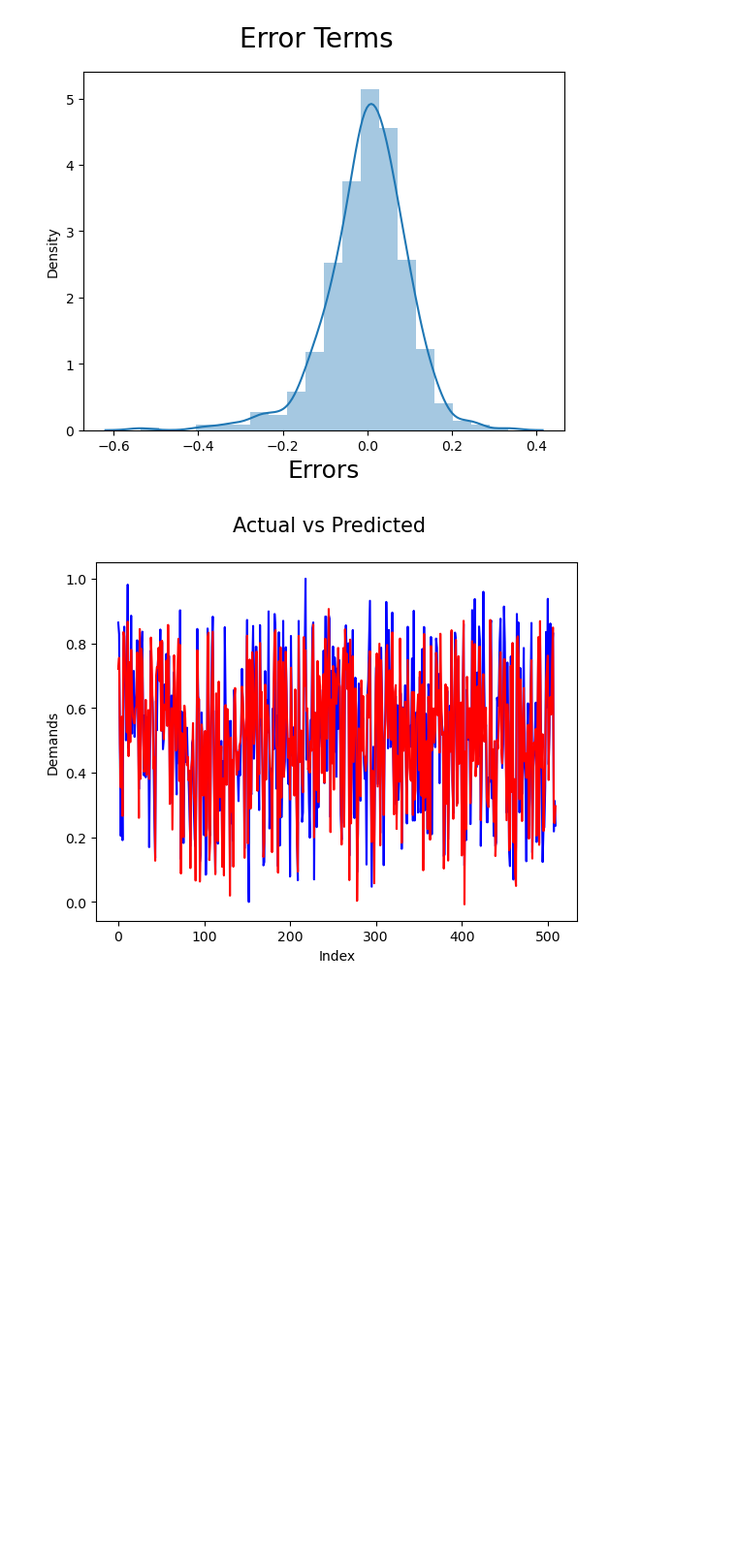
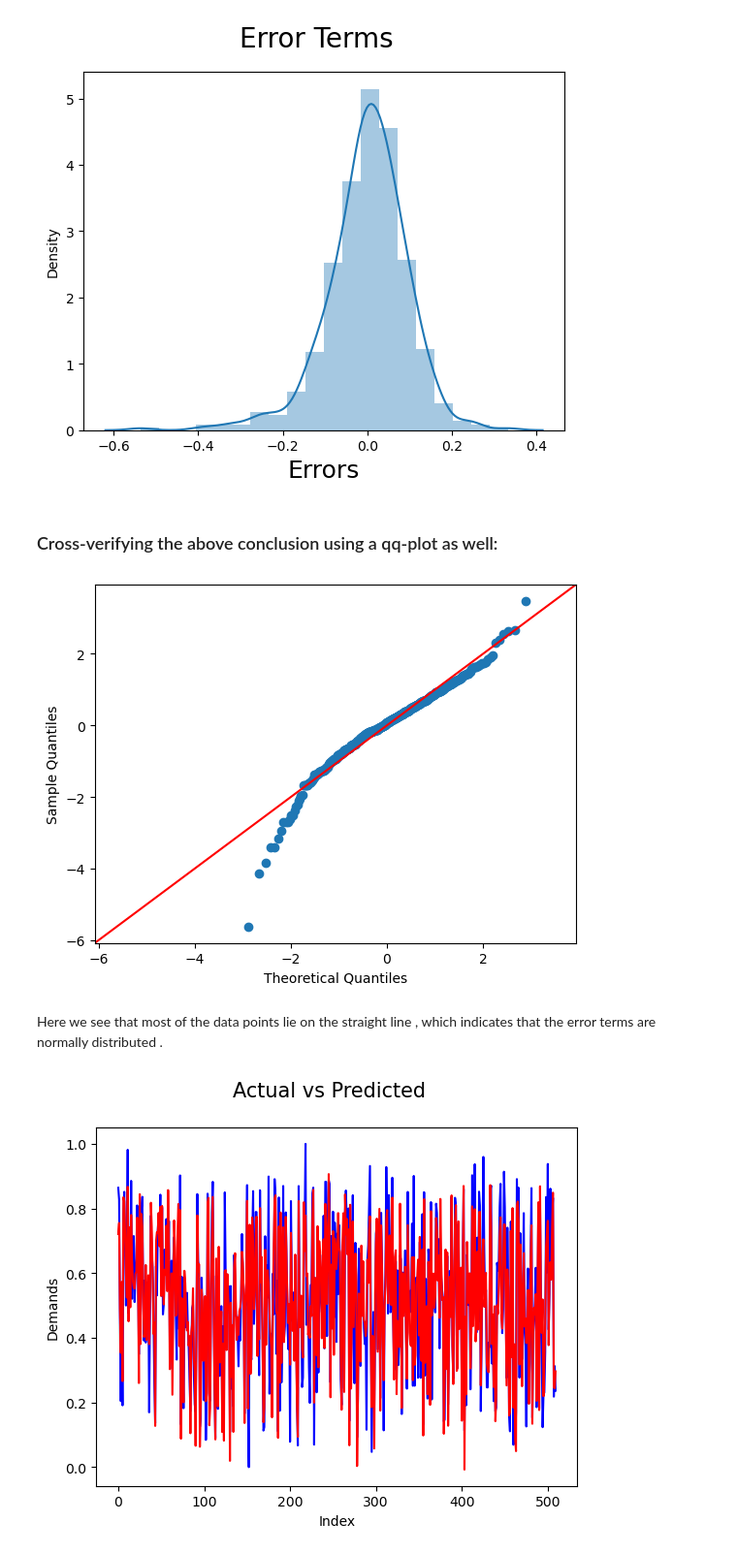
Before and after one commit to RavishankarDuMCA10/BikeSharingCaseStudy, a Jupyter notebook: BikeSharing.ipynb, the cells around one changed output. Shown at 97% size. Saved outputs shown, nothing was run; the diff lists cells and outputs as text; code cells hidden in the pictures; blank space fills up the shorter version.

```diff
--- a/BikeSharing.ipynb
+++ b/BikeSharing.ipynb
@@ -1589,6 +1589,17 @@ plt.xlabel('Errors', fontsize = 18)
 plt.show()
 # %% [output]
 [figure]
+# %% [markdown]
+### Cross-verifying the above conclusion using a qq-plot as well:
+# %%
+# Plot the qq-plot of the error terms
+
+sm.qqplot((y_train - y_train_pred), fit=True, line='45')
+plt.show()
+# %% [output]
+[figure, added]
+# %% [markdown]
+Here we see that most of the data points lie on the straight line , which indicates that the error terms are normally distributed .
 # %%
 # Actual vs Predicted
 c = [i for i in range(0,len(X_train),1)]
```
Also changed, not shown: parts of 149 cells of this notebook, 3 other files.
